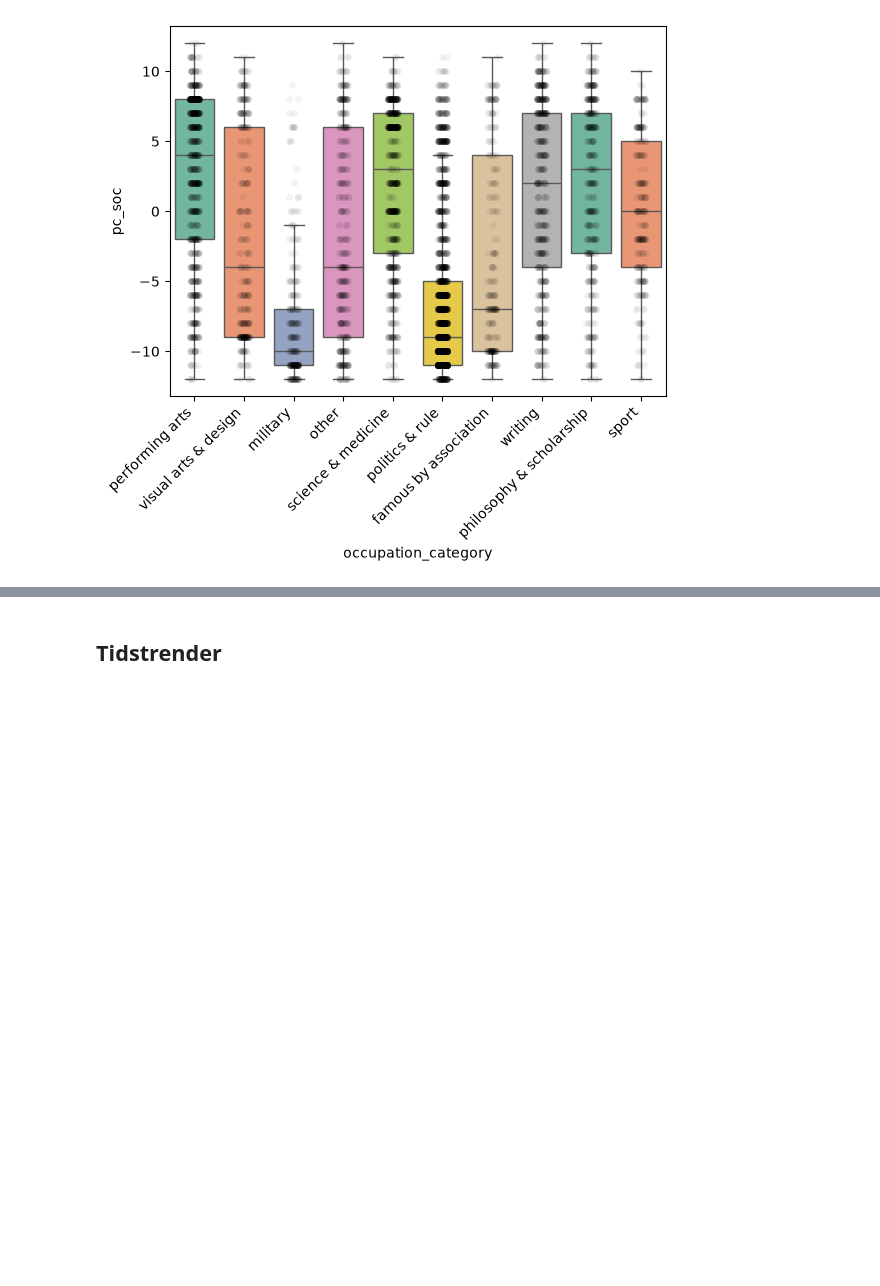
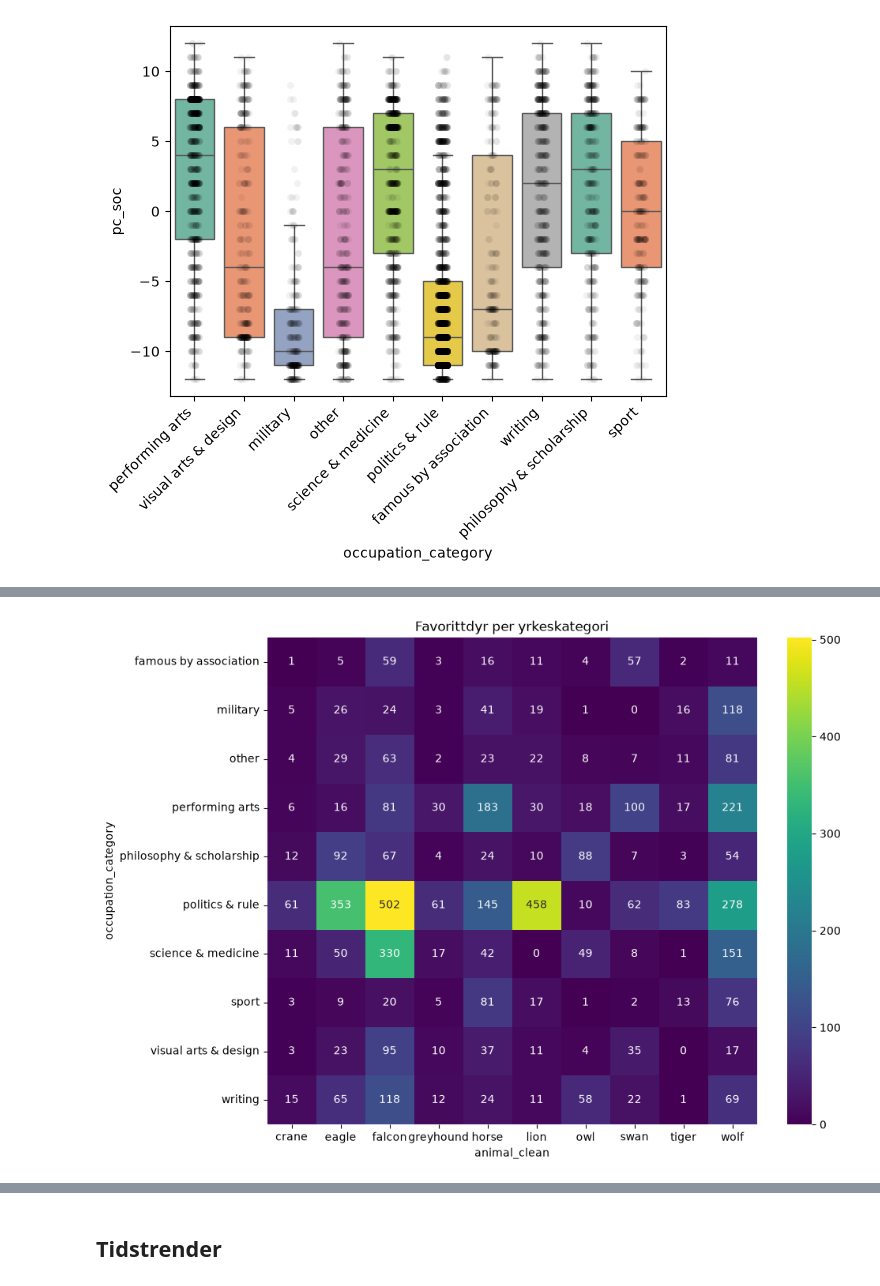
Before and after one commit to Petteroli/INF161-prosjekt, a Jupyter notebook: Prosjekt_inf161.ipynb, the cells around one changed output, grey strips where cells are left out. Cells and saved outputs as stored; diff of their text form; code cells hidden in the pictures; blank space fills up the shorter version.

```diff
--- a/Prosjekt_inf161.ipynb
+++ b/Prosjekt_inf161.ipynb
@@ -353,0 +356,12 @@ Her følger modellen også de samme steriotypene, military og politics og rule e
+# %%
+# Renser teksten litt (små bokstaver, fjerner mellomrom, fjerner "the")
+train['animal_clean'] = train['personal.favorite_animal'].str.strip().str.lower().str.replace(r'^the\s+', '', regex=True)
+
+# Finner de mest populære dyrene
+top_animals = train['animal_clean'].value_counts().head(10).index
+
+# Filtrerer til kun disse dyrene
+animal_subset = train[train['animal_clean'].isin(top_animals)]
+
+# Krysstabell: jobbtype x dyr
+crosstab = pd.crosstab(animal_subset['occupation_category'], animal_subset['animal_clean'])
@@ -353,0 +397,7 @@ Her følger modellen også de samme steriotypene, military og politics og rule e
+# %%
+plt.figure(figsize=(10,8))
+sns.heatmap(crosstab, annot=True, fmt='d', cmap='viridis')
+plt.title('Favorittdyr per yrkeskategori')
+plt.show()
+# %% [output]
+[figure, added]
```
Also changed, not shown: parts of 27 cells of this notebook, 1 other file.
